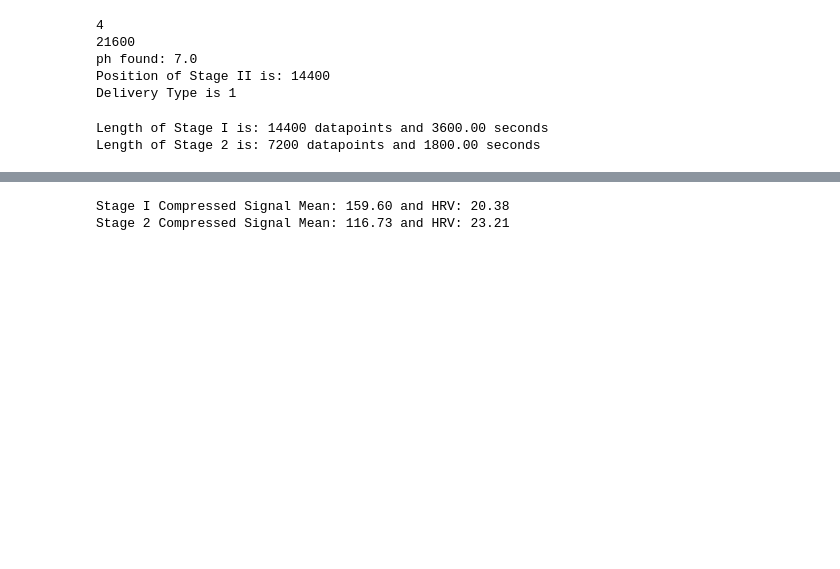
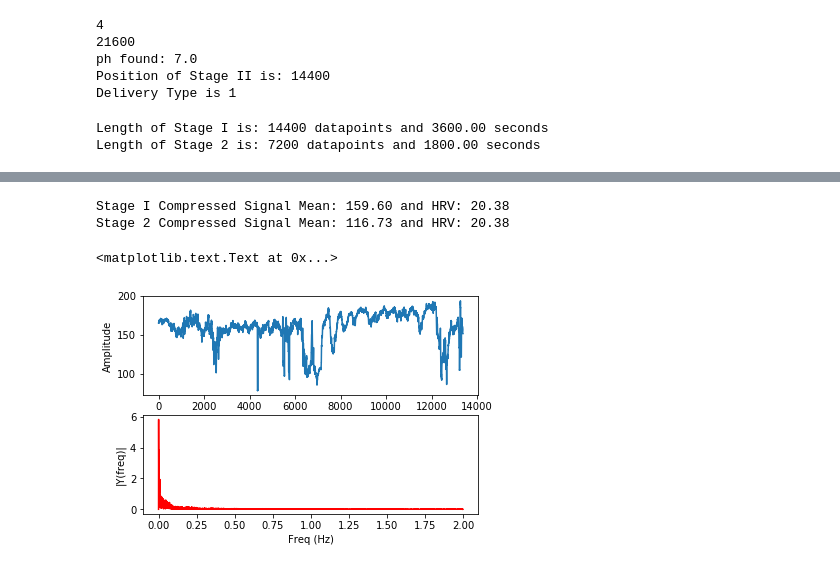
Before and after one commit to ahmedhumza94/fetal_heart_rate, a Jupyter notebook: Import Fetal Heart Rate Records.ipynb, the cells around one changed output, grey strips where cells are left out. Saved outputs shown, nothing was run; the diff lists cells and outputs as text; code cells hidden in the pictures; blank space fills up the shorter version.

Commit message:
feat: FFT Calculation
Calculated FFT to find frequency characteristics of FHR signal.

```diff
--- a/Import Fetal Heart Rate Records.ipynb
+++ b/Import Fetal Heart Rate Records.ipynb
@@ -123,7 +116,30 @@ Stage2FHRMean = np.mean(Stage2SigComp)
 Stage2HRV = np.std(Stage2SigComp)
 
 print("Stage I Compressed Signal Mean: %.2f and HRV: %.2f" % (Stage1FHRMean,Stage1HRV))
-print("Stage 2 Compressed Signal Mean: %.2f and HRV: %.2f" % (Stage2FHRMean,Stage2HRV))
+print("Stage 2 Compressed Signal Mean: %.2f and HRV: %.2f" % (Stage2FHRMean,Stage1HRV))
 # %% [output]
 Stage I Compressed Signal Mean: 159.60 and HRV: 20.38
-Stage 2 Compressed Signal Mean: 116.73 and HRV: 23.21
+Stage 2 Compressed Signal Mean: 116.73 and HRV: 20.38
+# %%
+Fs = record.fs  # sampling rate
+Ts = 1.0/Fs # sampling interval
+n = len(Stage1SigComp) # length of the signal
+t = np.arange(0,n) # time vector
+k = np.arange(n)
+T = n/Fs
+frq = k/T # two sides frequency range
+frq = frq[range(int(n/2))] # one side frequency range
+Y = np.fft.fft(Stage1SigComp-Stage1FHRMean)/n # fft computing and normalization
+Y = Y[range(int(n/2))]
+fig, ax = plt.subplots(2, 1)
+ax[0].plot(t,Stage1SigComp)
+ax[0].set_xlabel('Time')
+ax[0].set_ylabel('Amplitude')
+ax[1].plot(frq,abs(Y),'r') # plotting the spectrum
+ax[1].set_xlabel('Freq (Hz)')
+ax[1].set_ylabel('|Y(freq)|')
+
+#plt.plot(frq,Y)
+# %% [output]
+<matplotlib.text.Text at 0x...>
+[figure, added]
```
Also changed, not shown: parts of 10 cells of this notebook.
